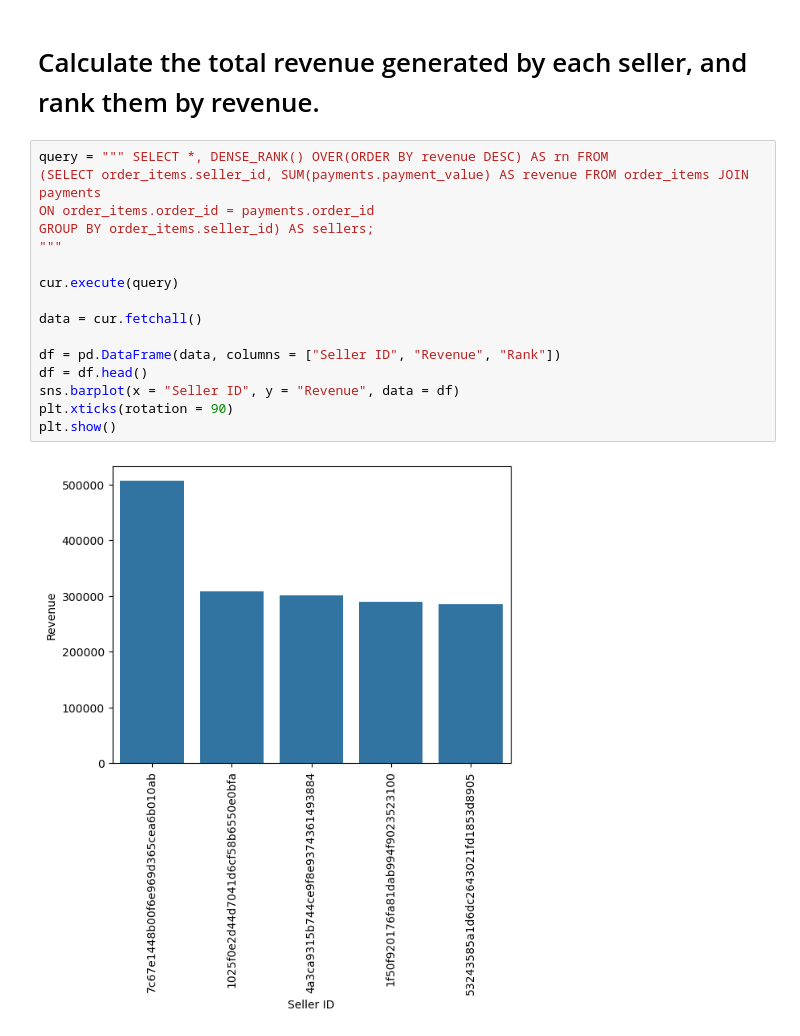
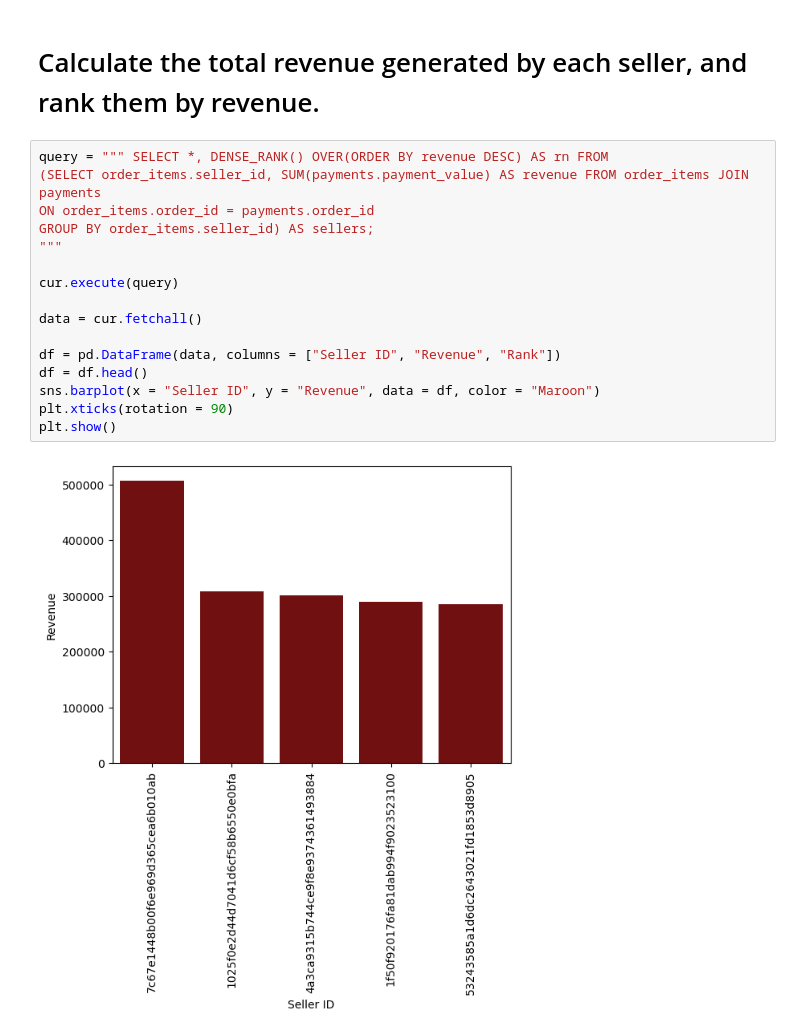
Before and after one commit to mahabubalam-gbs/SQL-Python-Ecommerce-Project, a Jupyter notebook: Ecommerce_Project.ipynb, the cells around one changed output. Cells and saved outputs as stored; diff of their text form.

```diff
--- a/Ecommerce_Project.ipynb
+++ b/Ecommerce_Project.ipynb
@@ -322,18 +322,18 @@ array([[ 1.        , -0.10631514],
 # %%
 query = """ SELECT *, DENSE_RANK() OVER(ORDER BY revenue DESC) AS rn FROM
 (SELECT order_items.seller_id, SUM(payments.payment_value) AS revenue FROM order_items JOIN payments
 ON order_items.order_id = payments.order_id
 GROUP BY order_items.seller_id) AS sellers;
 """
 
 cur.execute(query)
 
 data = cur.fetchall()
 
 df = pd.DataFrame(data, columns = ["Seller ID", "Revenue", "Rank"])
 df = df.head()
-sns.barplot(x = "Seller ID", y = "Revenue", data = df)
+sns.barplot(x = "Seller ID", y = "Revenue", data = df, color = "Maroon")
 plt.xticks(rotation = 90)
 plt.show()
 # %% [output]
-[figure, old version]
+[figure, new version]
```
Also changed, not shown: parts of 2 cells of this notebook.
